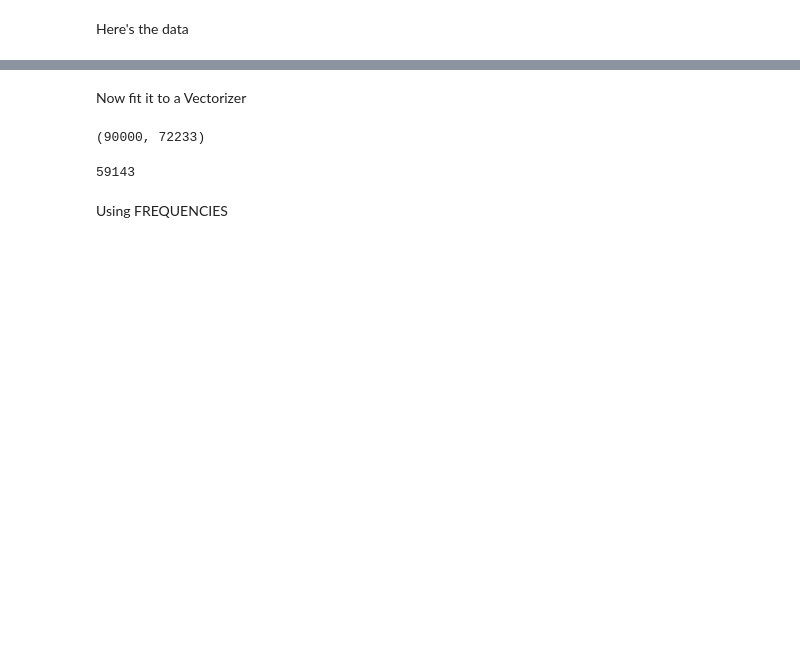
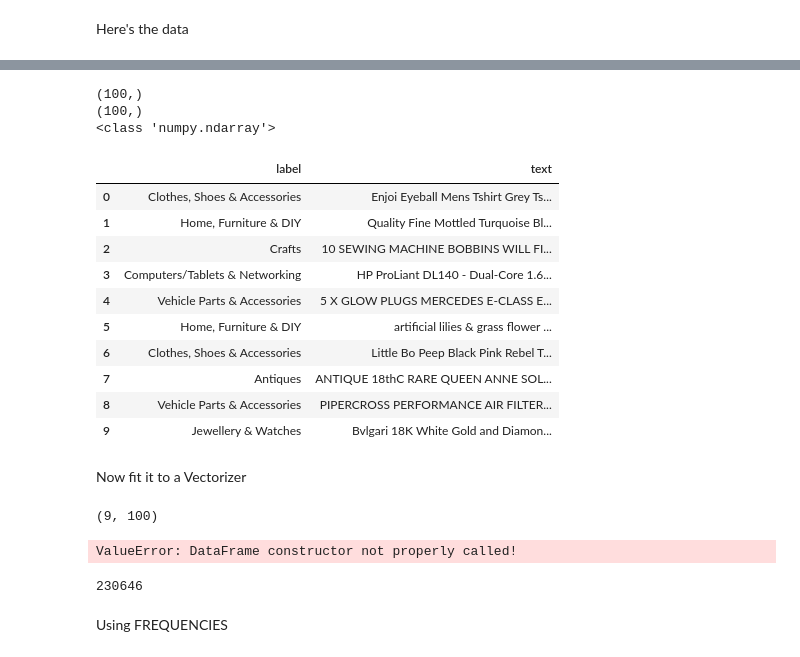
Before and after one commit to bmj-school/ref_DataScienceRetreat, a Jupyter notebook: DSR Lecture notebooks/Module 13 - Advanced Model Pipeline - Pawal/1.5 Pipelines introduction - Transforming text data.ipynb, the cells around one changed output, grey strips where cells are left out. Cells and saved outputs as stored; diff of their text form; code cells hidden in the pictures; blank space fills up the shorter version.

```diff
--- a/DSR Lecture notebooks/Module 13 - Advanced Model Pipeline - Pawal/1.5 Pipelines introduction - Transforming text data.ipynb
+++ b/DSR Lecture notebooks/Module 13 - Advanced Model Pipeline - Pawal/1.5 Pipelines introduction - Transforming text data.ipynb
@@ -187,17 +243,52 @@ KIA RIO 01-05 14" LUXURY WHEEL TRIM HUB CAP SET SPARK BRAND NEW -IS A- Vehicle P
+# %%
+text_col = X_tr[0:100]#.reshape(-1,1)
+label_col = y_tr[0:100]#.reshape(-1,1)
+print(text_col.shape)
+print(label_col.shape)
+
+print(type(text_col))
+#np.reshape
+# %% [output]
+(100,)
+(100,)
+<class 'numpy.ndarray'>
+# %%
+tdf = pd.DataFrame({'text':X_tr[0:100],'label':y_tr[0:100]},index=None)
+tdf.iloc[0:10]
+#tdf.iloc[0].values
+#tdf[1]
+# %% [output]
+|  | label | text |
+| 0 | Clothes, Shoes & Accessories | Enjoi Eyeball Mens Tshirt Grey Ts... |
+| 1 | Home, Furniture & DIY | Quality Fine Mottled Turquoise Bl... |
+| 2 | Crafts | 10 SEWING MACHINE BOBBINS WILL FI... |
+| 3 | Computers/Tablets & Networking | HP ProLiant DL140 - Dual-Core 1.6... |
+| 4 | Vehicle Parts & Accessories | 5 X GLOW PLUGS MERCEDES E-CLASS E... |
+| 5 | Home, Furniture & DIY | artificial lilies & grass flower ... |
+| 6 | Clothes, Shoes & Accessories | Little Bo Peep Black Pink Rebel T... |
+| 7 | Antiques | ANTIQUE 18thC RARE QUEEN ANNE SOL... |
+| 8 | Vehicle Parts & Accessories | PIPERCROSS PERFORMANCE AIR FILTER... |
+| 9 | Jewellery & Watches | Bvlgari 18K White Gold and Diamon... |
 # %% [markdown]
 Now fit it to a Vectorizer
 # %%
 from sklearn.feature_extraction.text import CountVectorizer
 count_vect = CountVectorizer()
-X_train_counts = count_vect.fit_transform(X_tr)
-X_train_counts.shape
+small_X_tr = X_tr[1:10]
+X_train_counts = count_vect.fit_transform(small_X_tr)
+print(X_train_counts.shape)
 # %% [output]
-(90000, 72233)
+(9, 100)
+# %%
+pd.DataFrame(X_train_counts)
+# %% [output]
+ValueError: DataFrame constructor not properly called!
 # %%
 # Feature index:
 count_vect.vocabulary_.get(u'shampoo')
+count_vect.vocabulary_.get(u'the')
 # %% [output]
-59143
+230646
 # %% [markdown]
 Using FREQUENCIES
 # %%
```
Also changed, not shown: parts of 8 cells of this notebook, 1 other file.
